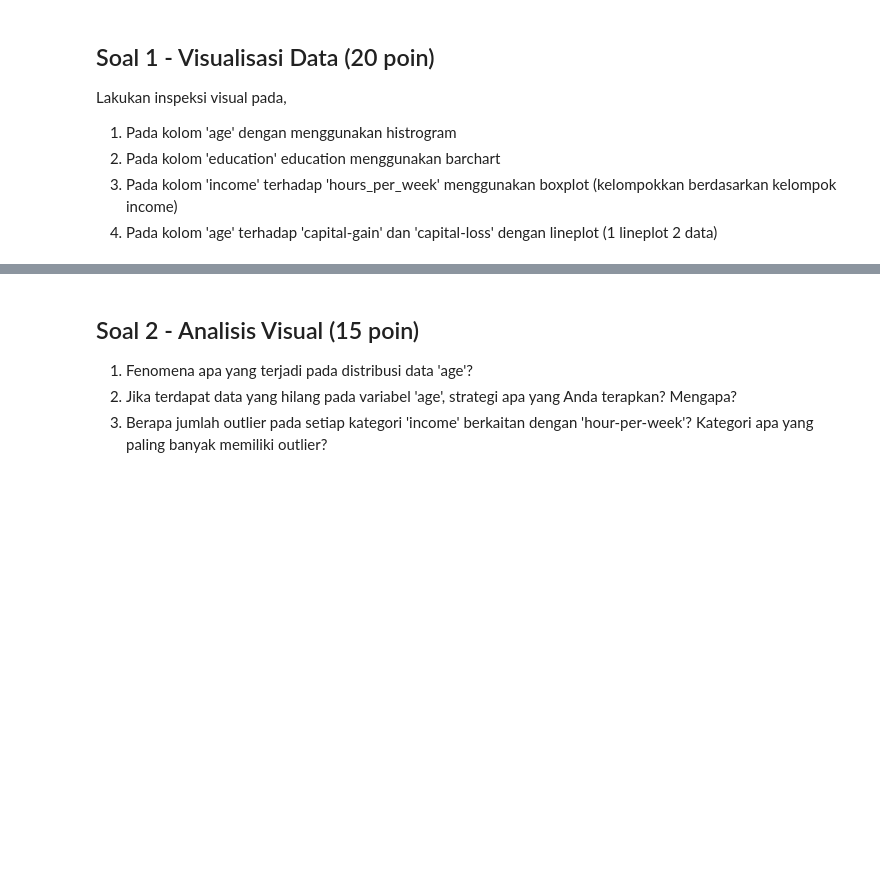
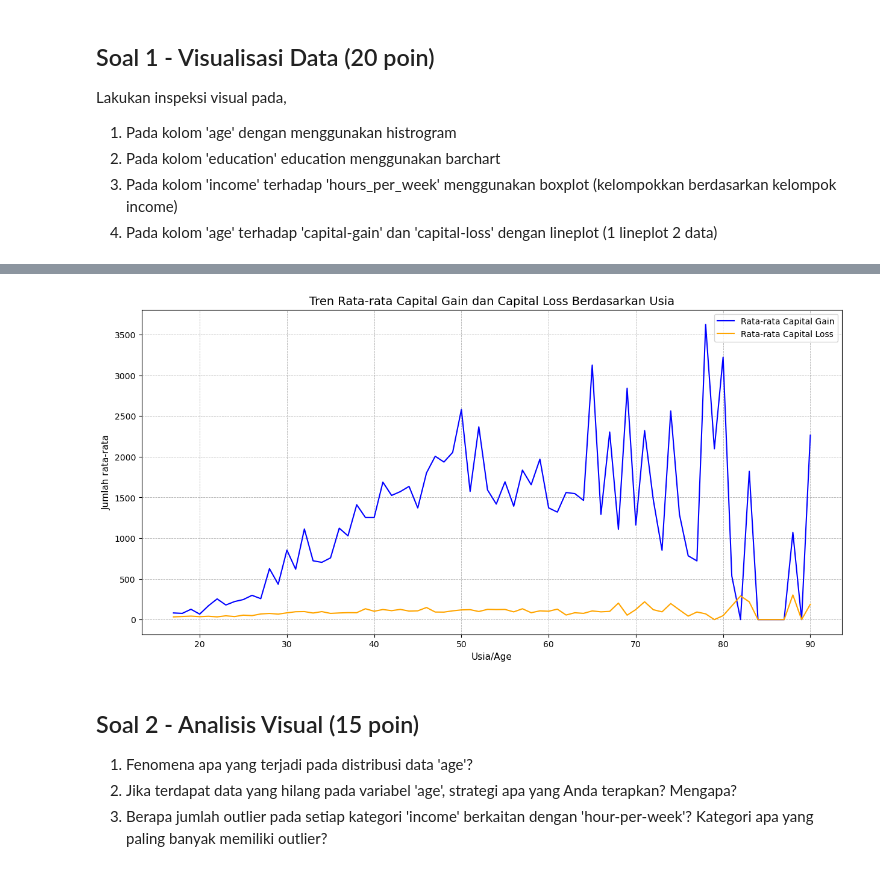
Before and after one commit to NathanaelGracedo/MACHINE-LEARNING_2025-2026, a Jupyter notebook: week_04/src/JS04 - SOAL KUIS1 ML.ipynb, the cells around one changed output, grey strips where cells are left out. Cells and saved outputs as stored; diff of their text form; code cells hidden in the pictures; blank space fills up the shorter version.

```diff
--- a/week_04/src/JS04 - SOAL KUIS1 ML.ipynb
+++ b/week_04/src/JS04 - SOAL KUIS1 ML.ipynb
@@ -210,3 +321,21 @@ Lakukan inspeksi visual pada,
+# %%
+# Jawab 1.4 - Lineplot
+age_analysis = df.groupby('age')[['capital-gain', 'capital-loss']].mean().reset_index()
+
+plt.figure(figsize=(15, 7))
+
+# Plot untuk capital-gain dan capital-loss
+sns.lineplot(x='age', y='capital-gain', data=age_analysis, label='Rata-rata Capital Gain', color='Blue')
+sns.lineplot(x='age', y='capital-loss', data=age_analysis, label='Rata-rata Capital Loss', color='Orange')
+
+plt.title('Tren Rata-rata Capital Gain dan Capital Loss Berdasarkan Usia', fontsize=14)
+plt.xlabel('Usia/Age', fontsize=11)
+plt.ylabel('Jumlah rata-rata', fontsize=11)
+plt.legend()
+plt.grid(True, which='both', linestyle='--', linewidth=0.6)
+plt.show()
+# %% [output]
+[figure, added]
 # %% [markdown]
 ## Soal 2 - Analisis Visual (15 poin)
 1. Fenomena apa yang terjadi pada distribusi data 'age'?
```
Also changed, not shown: parts of 32 cells of this notebook.
